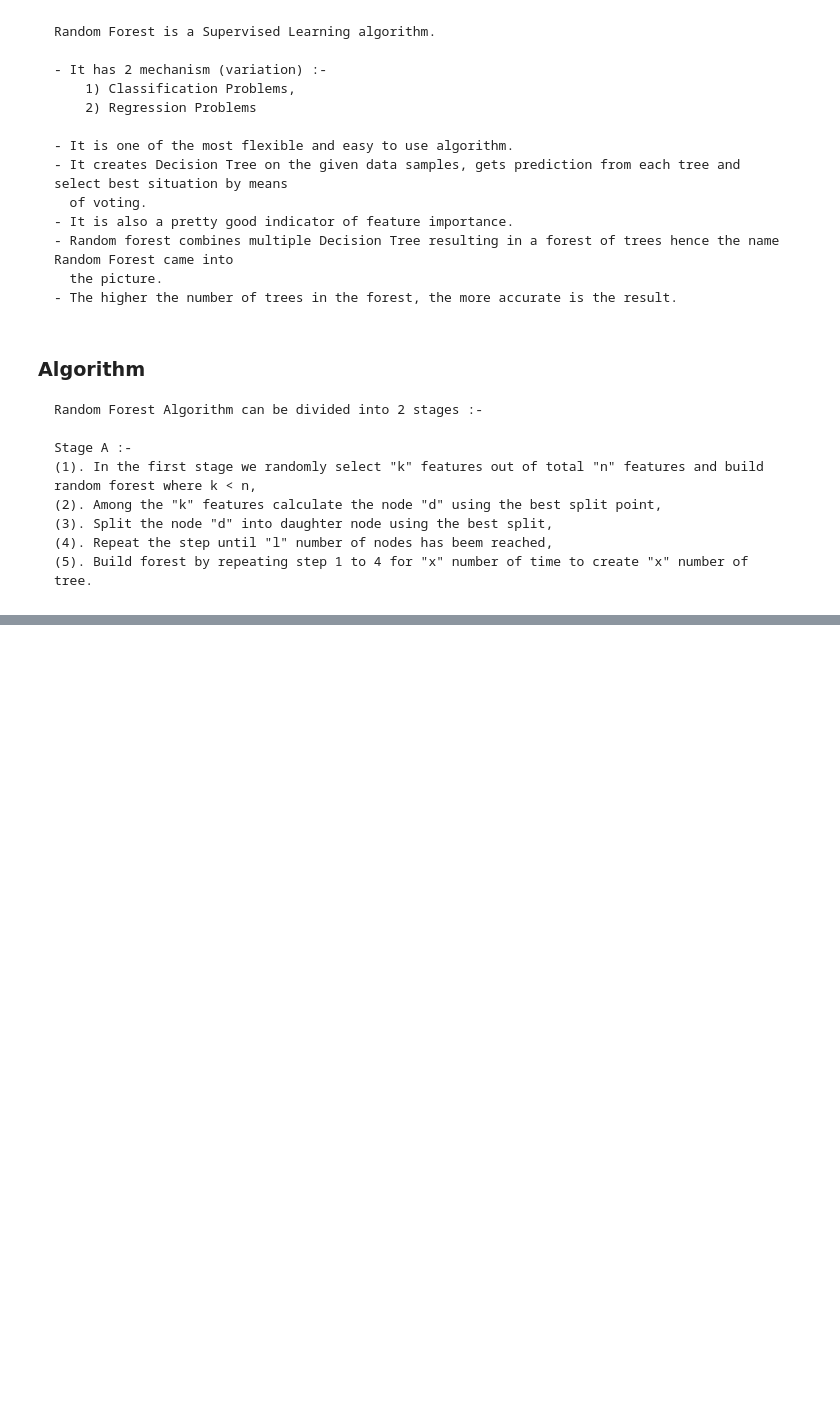
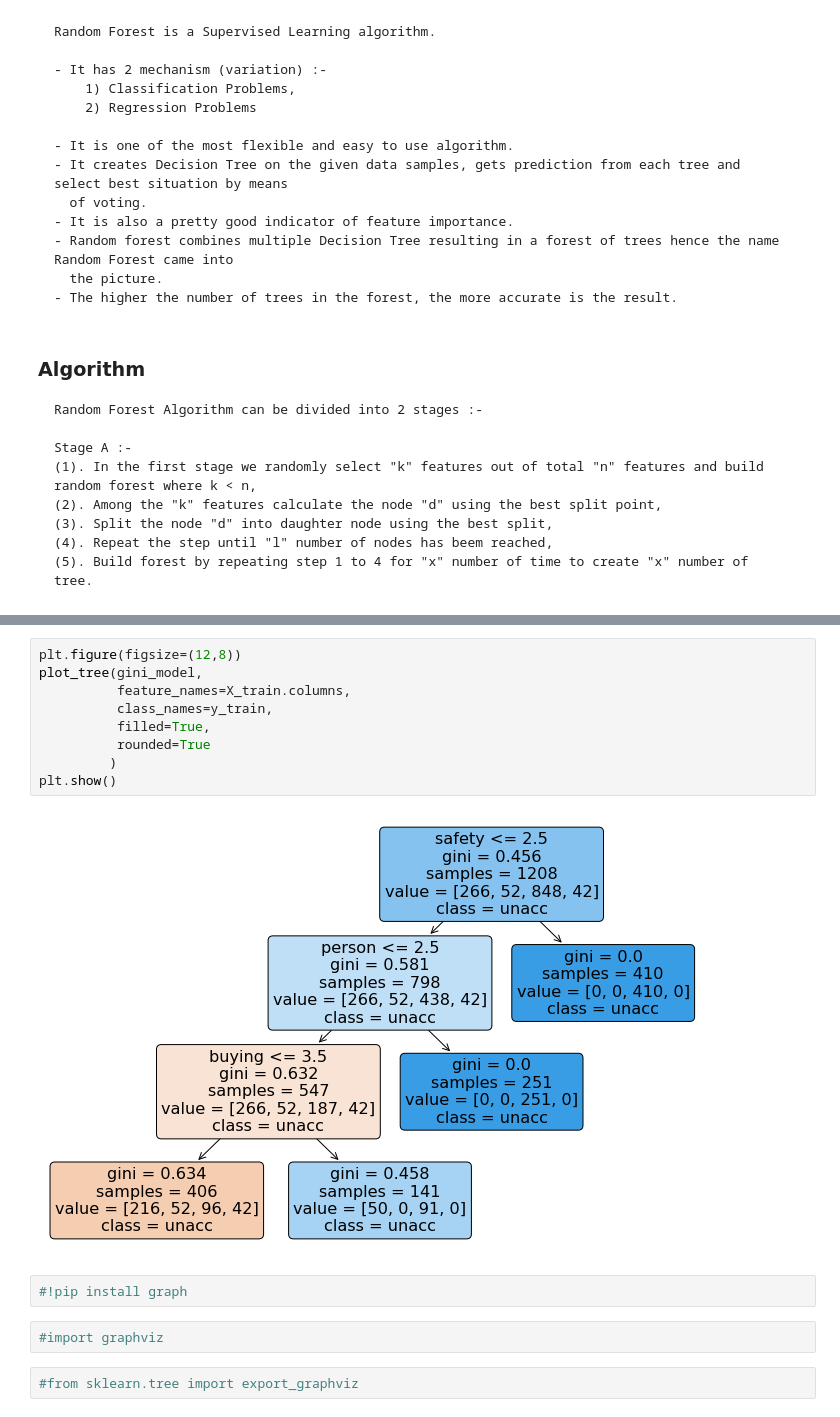
Before and after one commit to imvdharmesh/Dcodetech, a Jupyter notebook: Lectures/DataScience/Machine Learning/Random Forest Algorithm(Decision Tree).ipynb, the cells around one changed output, grey strips where cells are left out. Drawn from its saved outputs; the diff is of its cells as text; blank space fills up the shorter version.

```diff
--- a/Lectures/DataScience/Machine Learning/Random Forest Algorithm(Decision Tree).ipynb
+++ b/Lectures/DataScience/Machine Learning/Random Forest Algorithm(Decision Tree).ipynb
@@ -29,0 +319,17 @@ Date - 16/09/2021  11:00 AM to 01:00 PM
+# %%
+plt.figure(figsize=(12,8))
+plot_tree(gini_model,
+          feature_names=X_train.columns,
+          class_names=y_train,
+          filled=True,
+          rounded=True
+         )
+plt.show()
+# %% [output]
+[figure, added]
+# %%
+#!pip install graph
+# %%
+#import graphviz
+# %%
+#from sklearn.tree import export_graphviz
```
Also changed, not shown: parts of 50 cells of this notebook, 4 other files.
